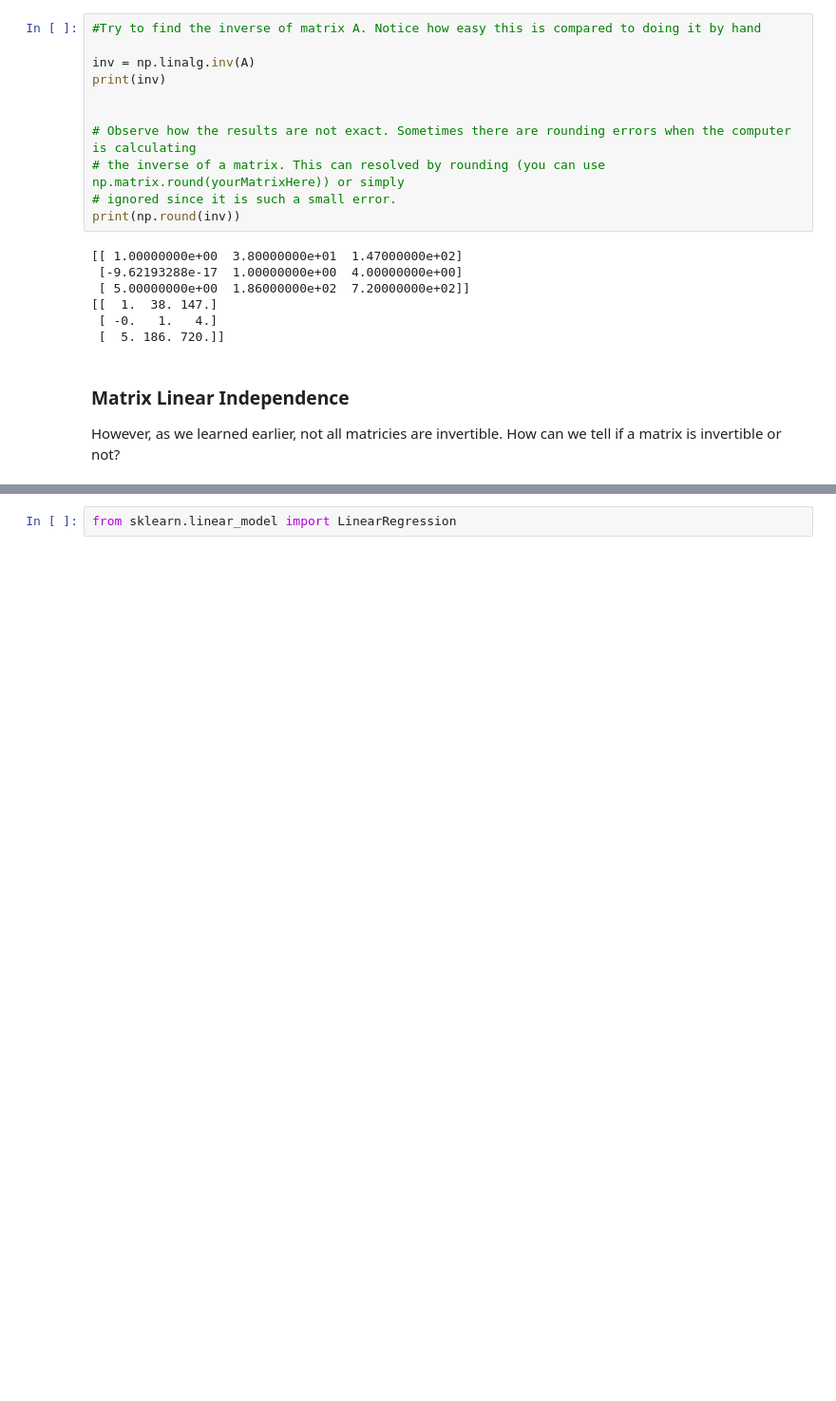
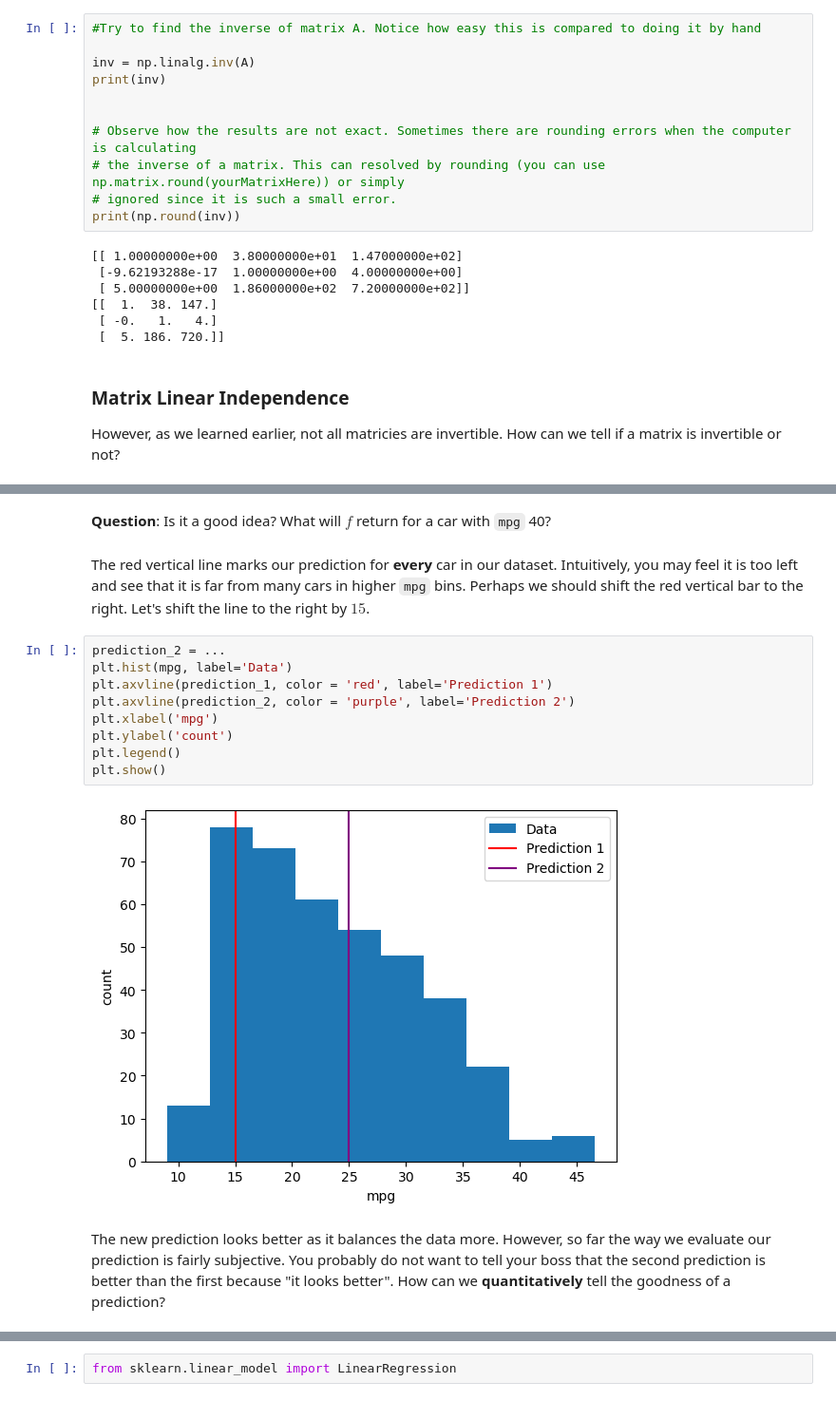
Before and after one commit to DragonKyro/Fall_2022_SAAS_ED_Materials, a Jupyter notebook: Fall_2022_Lectures/Lecture_6/Lecture_6.ipynb, the cells around one changed output, grey strips where cells are left out. Shown: that part at 95% size. Cells and saved outputs as stored; diff of their text form; blank space fills up the shorter version.

```diff
--- a/Fall_2022_Lectures/Lecture_6/Lecture_6.ipynb
+++ b/Fall_2022_Lectures/Lecture_6/Lecture_6.ipynb
@@ -443,0 +350,17 @@ mpg_train.plot.scatter(...)
+# %% [markdown]
+**Question**: Is it a good idea? What will $f$ return for a car with `mpg` 40?
+# %% [markdown]
+The red vertical line marks our prediction for **every** car in our dataset. Intuitively, you may feel it is too left and see that it is far from many cars in higher `mpg` bins. Perhaps we should shift the red vertical bar to the right. Let's shift the line to the right by $15$.
+# %%
+prediction_2 = ...
+plt.hist(mpg, label='Data')
+plt.axvline(prediction_1, color = 'red', label='Prediction 1')
+plt.axvline(prediction_2, color = 'purple', label='Prediction 2')
+plt.xlabel('mpg')
+plt.ylabel('count')
+plt.legend()
+plt.show()
+# %% [output]
+[figure, added]
+# %% [markdown]
+The new prediction looks better as it balances the data more. However, so far the way we evaluate our prediction is fairly subjective. You probably do not want to tell your boss that the second prediction is better than the first because "it looks better". How can we **quantitatively** tell the goodness of a prediction?
```
Also changed, not shown: parts of 114 cells of this notebook, 6 other files.
